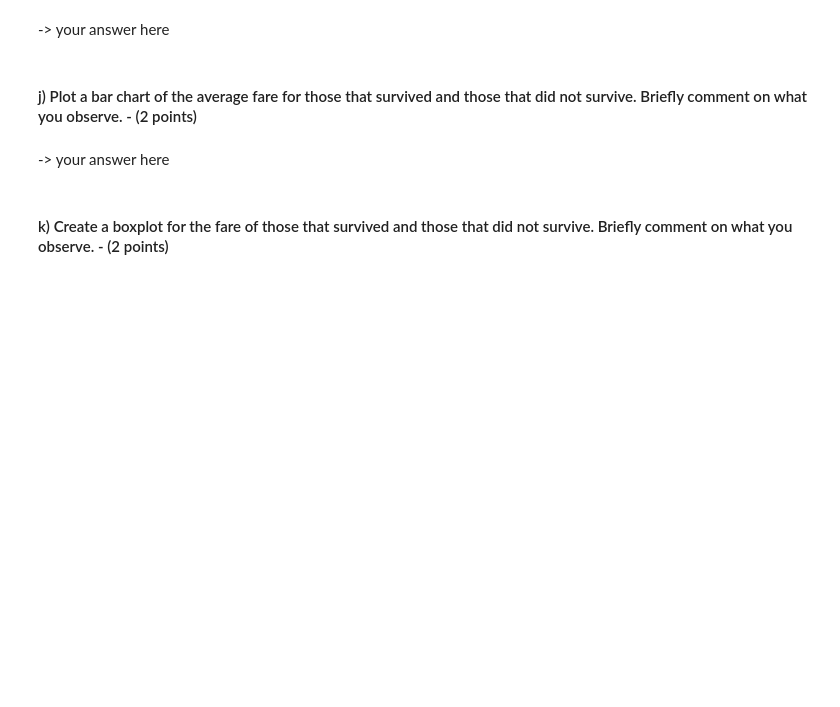
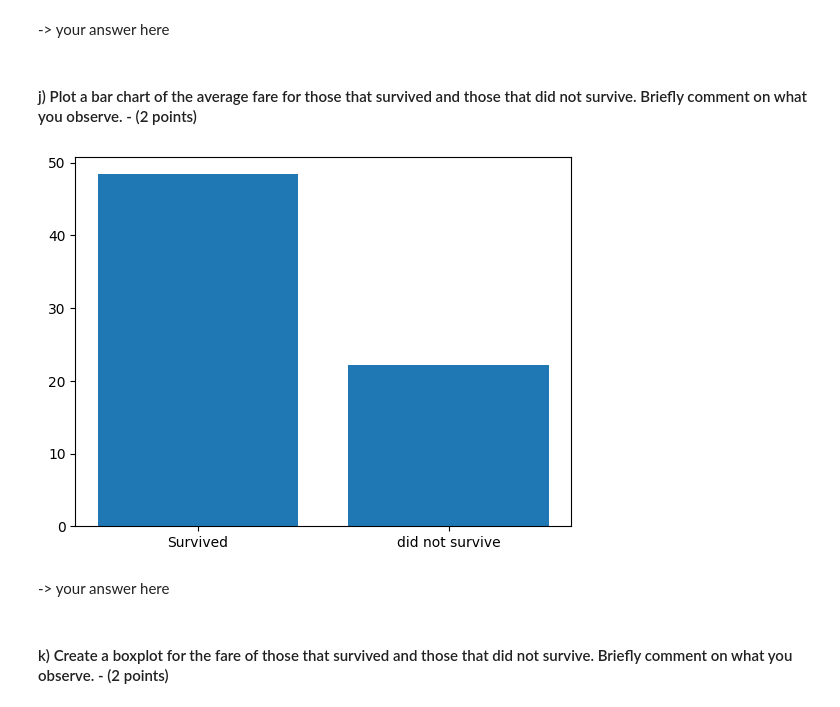
Before and after one commit to CS506-Boston-University/homework-1-FrankLi3, a Jupyter notebook: homework1.ipynb, the cells around one changed output. Drawn from its saved outputs; the diff is of its cells as text; code cells hidden in the pictures; blank space fills up the shorter version.

```diff
--- a/homework1.ipynb
+++ b/homework1.ipynb
@@ -100,3 +162,11 @@ For example, if the original `Name` column contains "Braund, Mr. Owen Harris", t
+# %%
+s_f = df[df['Survived'] == 1]['Fare'].mean()
+d_n_s_f = df[df['Survived']== 0]['Fare'].mean()
+
+plt.bar(['Survived', 'did not survive'],[s_f, d_n_s_f])
+plt.show()
+# %% [output]
+[figure, added]
 # %% [markdown]
 -> your answer here
 # %% [markdown]
```
Also changed, not shown: parts of 28 cells of this notebook, 3 other files.
